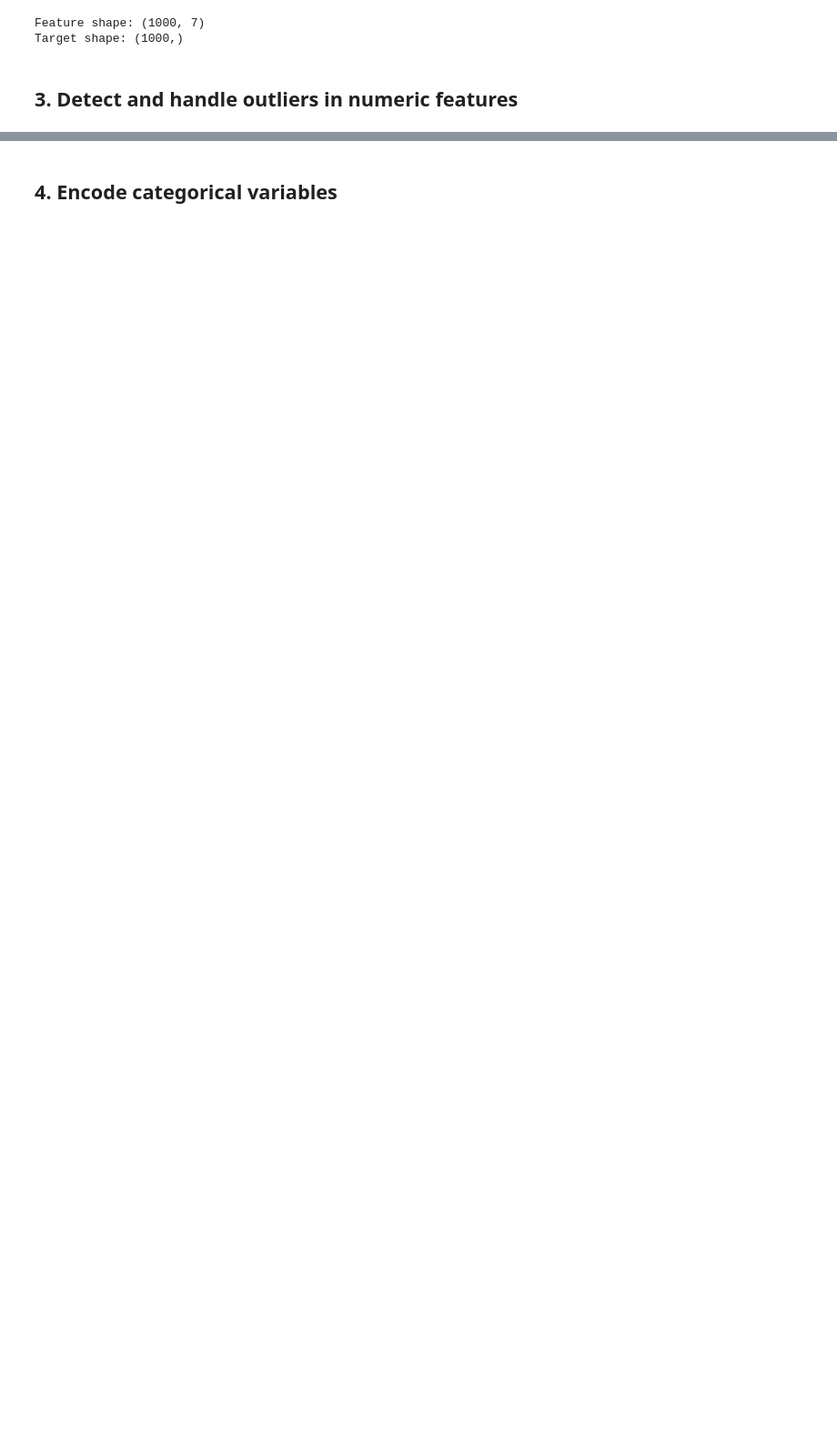
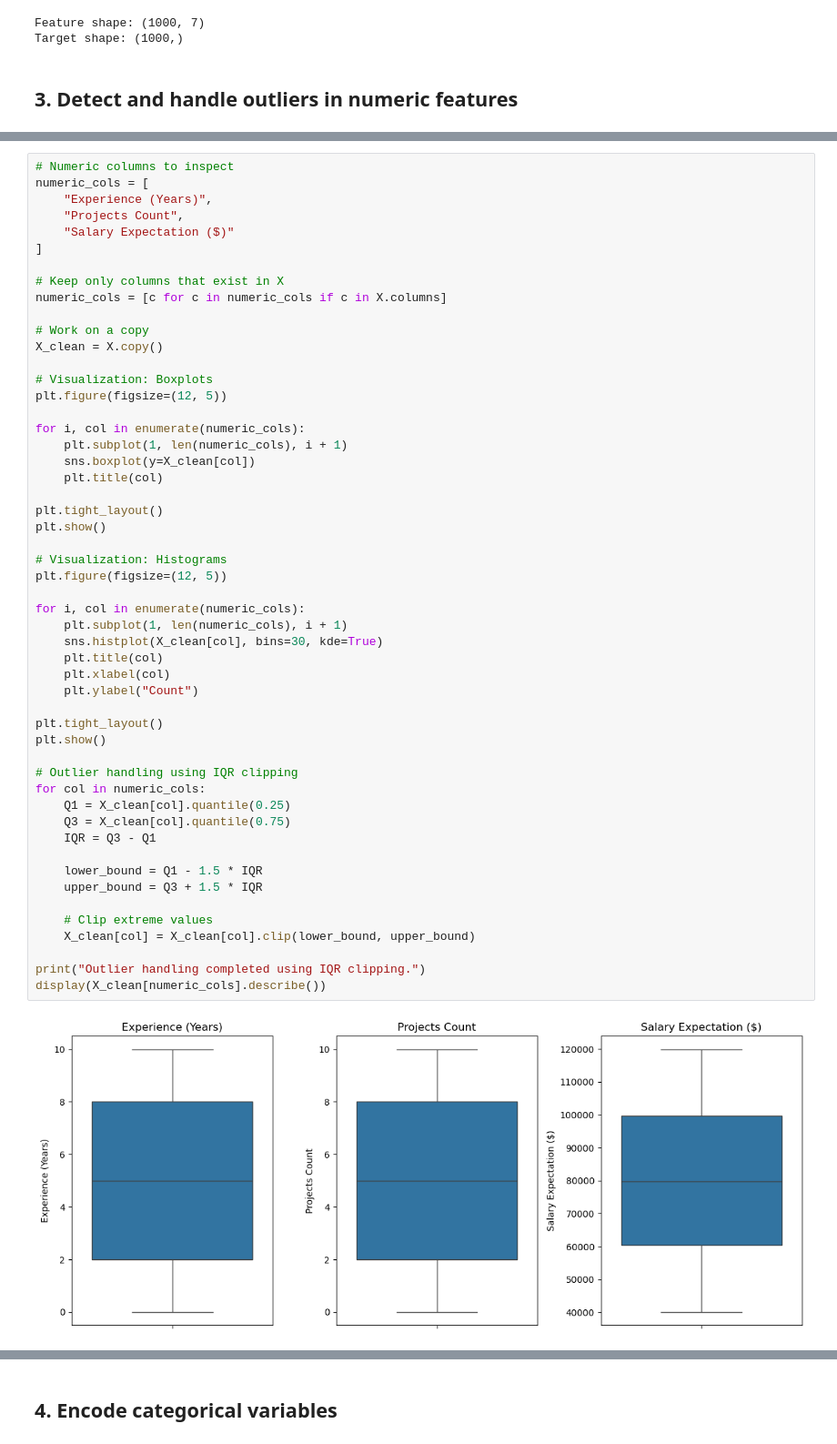
Before and after one commit to Jiaze-G/resume-hiring-prediction-ml, a Jupyter notebook: Data_Cleaning_and_Feature_Preparation.ipynb, the cells around one changed output, grey strips where cells are left out. Shown at 91% size. Cells and saved outputs as stored; diff of their text form; blank space fills up the shorter version.

```diff
--- a/Data_Cleaning_and_Feature_Preparation.ipynb
+++ b/Data_Cleaning_and_Feature_Preparation.ipynb
@@ -223,0 +179,54 @@ Outlier handling completed using IQR clipping.
+# %%
+# Numeric columns to inspect
+numeric_cols = [
+    "Experience (Years)",
+    "Projects Count",
+    "Salary Expectation ($)"
+]
+
+# Keep only columns that exist in X
+numeric_cols = [c for c in numeric_cols if c in X.columns]
+
+# Work on a copy
+X_clean = X.copy()
+
+# Visualization: Boxplots
+plt.figure(figsize=(12, 5))
+
+for i, col in enumerate(numeric_cols):
+    plt.subplot(1, len(numeric_cols), i + 1)
+    sns.boxplot(y=X_clean[col])
+    plt.title(col)
+
+plt.tight_layout()
+plt.show()
+
+# Visualization: Histograms
+plt.figure(figsize=(12, 5))
+
+for i, col in enumerate(numeric_cols):
+    plt.subplot(1, len(numeric_cols), i + 1)
+    sns.histplot(X_clean[col], bins=30, kde=True)
+    plt.title(col)
+    plt.xlabel(col)
+    plt.ylabel("Count")
+
+plt.tight_layout()
+plt.show()
+
+# Outlier handling using IQR clipping
+for col in numeric_cols:
+    Q1 = X_clean[col].quantile(0.25)
+    Q3 = X_clean[col].quantile(0.75)
+    IQR = Q3 - Q1
+
+    lower_bound = Q1 - 1.5 * IQR
+    upper_bound = Q3 + 1.5 * IQR
+
+    # Clip extreme values
+    X_clean[col] = X_clean[col].clip(lower_bound, upper_bound)
+
+print("Outlier handling completed using IQR clipping.")
+display(X_clean[numeric_cols].describe())
+# %% [output]
+[figure, added]
```
Also changed, not shown: parts of 6 cells of this notebook.
